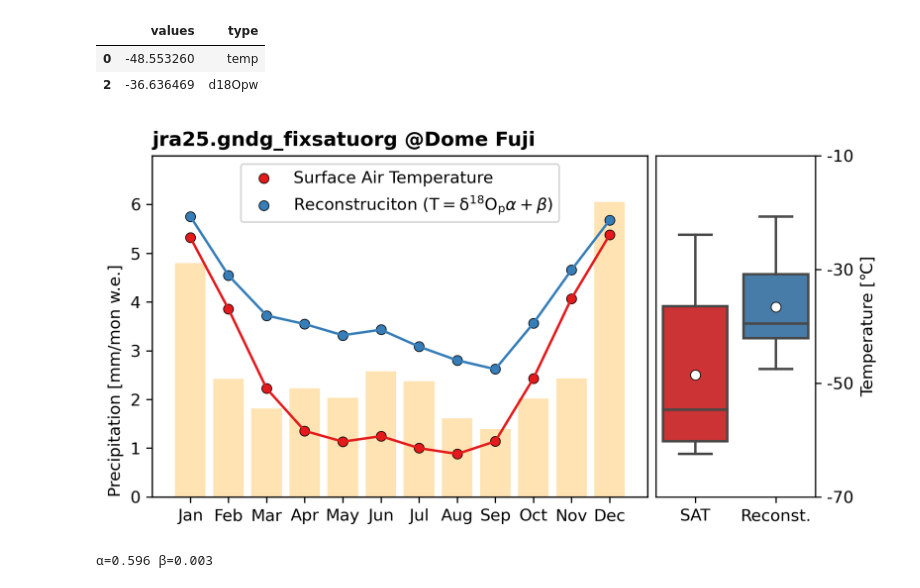
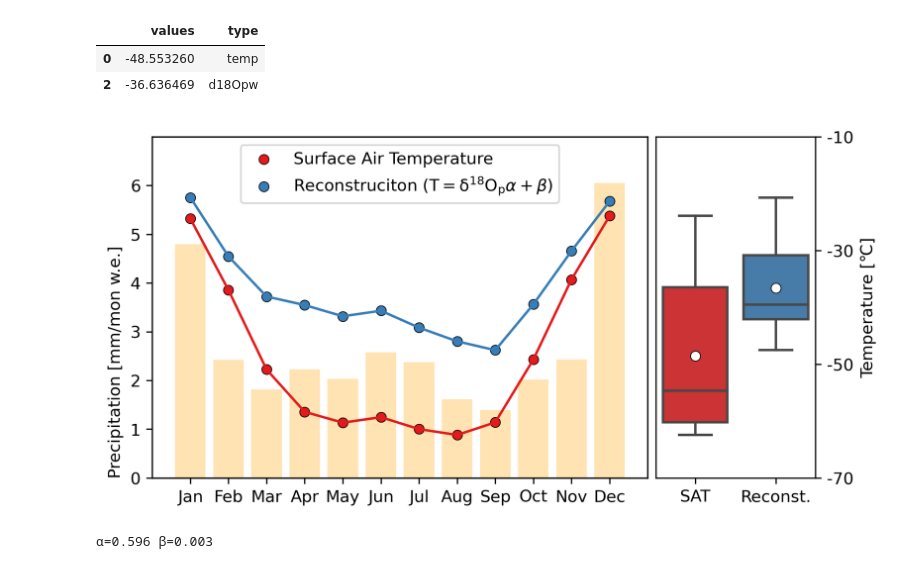
Before and after one commit to kanonundgigue/SAM_DomeFuji, a Jupyter notebook: correlation.ipynb, the cells around one changed output. Saved outputs shown, nothing was run; the diff lists cells and outputs as text; code cells hidden in the pictures.

```diff
--- a/correlation.ipynb
+++ b/correlation.ipynb
@@ -516,7 +516,7 @@ df_mean
 fig = plt.figure(figsize=(7,4))
 
 ax = plt.subplot2grid((1,4),(0,0), colspan=3)
-ax.set_title(expname+" @Dome Fuji", loc="left", weight="demibold")
+#ax.set_title(expname+" @Dome Fuji", loc="left", weight="demibold")
 ax.bar(df["Mon"],df["prcp"],alpha=0.3, color="orange")
 ax.set_ylabel("Precipitation [mm/mon w.e.]", loc="bottom")
 ax.set_ylim((0,7))
@@ -529,34 +529,34 @@ sns.set_palette("Set1")
 sns.lineplot(data=df, x="Mon", y="temp")
 sns.lineplot(data=df, x="Mon", y="d18Opw")
 sns.set_palette("Set1")
 sns.scatterplot(data=df, x="Mon", y="temp",  label="Surface Air Temperature",edgecolor="black")
 sns.scatterplot(data=df, x="Mon", y="d18Opw",label="Reconstruciton ($\mathsf{T=\delta ^{18}O_p}α +β}$)",edgecolor="black")
 ax2.set_ylabel("")
 ax2.set_yticks([])
 ax2.set_xlim((0,13))
 ax2.legend(loc="upper center")
 ax2.set_ylim((-70,-10))
 
 
 ax3 = plt.subplot2grid((1,4),(0,3), colspan=1)
 sns.set_palette("Set1")
 sns.boxplot(data=df_ann,x="type", y="values")
 sns.set_palette("Set1")
 sns.scatterplot(data=df_mean, x="type", y="values",color="white",edgecolor="black")
 ax3.set_xticklabels(["SAT", "Reconst." ])
 ax3.set_xlabel("")
 ax3.set_ylim((-70,-10))
 ax3.yaxis.set_label_position("right")
 ax3.set_yticks(np.arange(-70,0,20))
 ax3.set_yticklabels(np.arange(-70,0,20))
 ax3.set_ylabel("Temperature [℃]")
 ax3.yaxis.tick_right()
 
 plt.subplots_adjust(top=0.92,bottom=0.2,left=0.1,right=0.9,hspace=0.05,wspace=0.05)
 plt.show()
 fig.savefig("monthly_reconst.png")
 # %% [output]
-[figure, old version]
+[figure, new version]
 # %%
 print("α={:4.3f}".format(alpha),"β={:4.3f}".format(beta))
 # %% [output]
```
Also changed, not shown: parts of 2 cells of this notebook, 4 other files.
